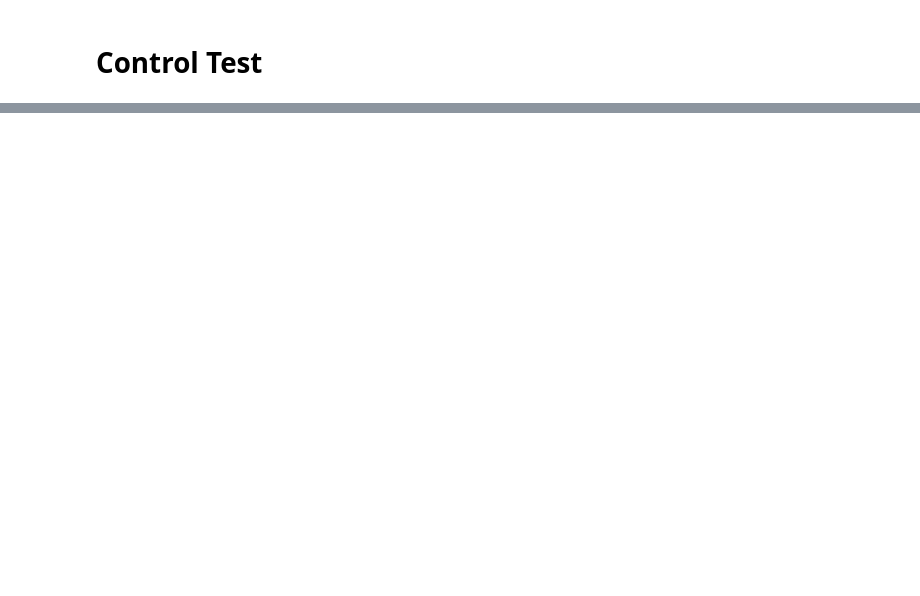
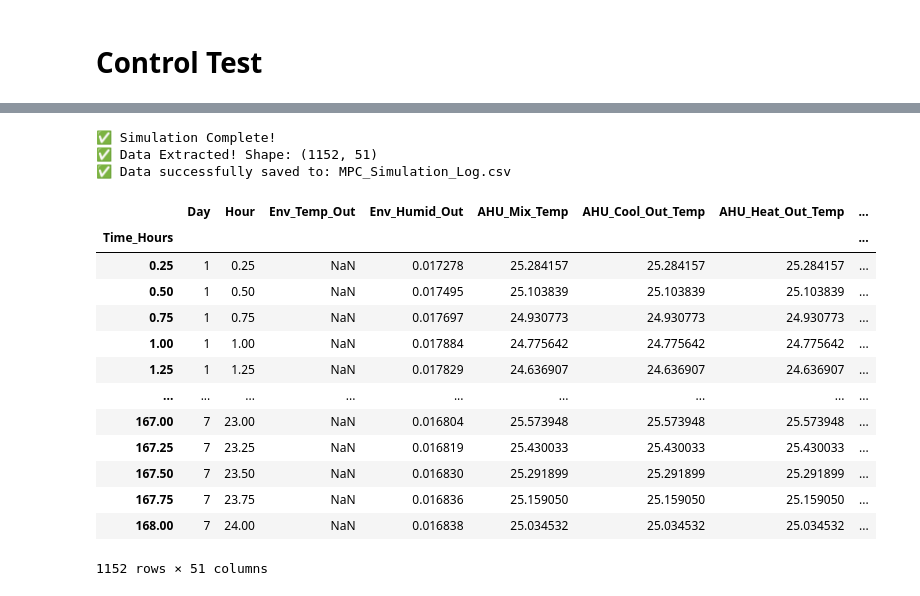
Before and after one commit to janithcyapa/DHCA-Framework, a Jupyter notebook: Control Test.ipynb, the cells around one changed output, grey strips where cells are left out. Saved outputs shown, nothing was run; the diff lists cells and outputs as text; code cells hidden in the pictures; blank space fills up the shorter version.

```diff
--- a/Control Test.ipynb
+++ b/Control Test.ipynb
@@ -186,0 +328,24 @@ if res == 0:
+# %%
+# @title Run Simulation
+
+sim.set_simulation_params(
+    start=(1, 1),
+    end=(1, 7),
+    timestep_per_hour = 4, # 4 (every 15 minutes) or 6 (every 10 minutes).
+    start_day_of_week="Monday",
+)
+
+print("Starting EnergyPlus Simulation...")
+res = sim.run_annual()
+
+if(res == 0):
+    print("Simulation Complete!")
+
+if(res == 1):
+    err_path = Path(OUT_DIR) / "eplusout.err"
+    if err_path.exists():
+        print("--- EnergyPlus Error Log ---")
+        with open(err_path, 'r') as f:
+            print(f.read()[-4000:])
+    else:
+        print(f"Could not find the error file at: {err_path}")
@@ -186,0 +360,39 @@ if res == 0:
+# %%
+# 2. Extract and format the data
+if hasattr(sim, 'sim_log_data') and len(sim.sim_log_data) > 0:
+    df_log = pd.DataFrame(sim.sim_log_data)
+
+    # Create a continuous time axis for easy plotting
+    df_log['Time_Hours'] = (df_log['Day'] - df_log['Day'].iloc[0]) * 24 + df_log['Hour']
+    df_log.set_index('Time_Hours', inplace=True)
+
+    # 3. Save to CSV
+    csv_filename = "MPC_Simulation_Log.csv"
+    df_log.to_csv(csv_filename)
+
+    print(f"\n✅ Simulation Complete!")
+    print(f"✅ Data Extracted! Shape: {df_log.shape}")
+    print(f"✅ Data successfully saved to: {csv_filename}")
+
+    # Display the first few rows
+    display(df_log)
+else:
+    print("No log data found. The simulation may not have run correctly.")
+# %% [output]
+✅ Simulation Complete!
+✅ Data Extracted! Shape: (1152, 51)
+✅ Data successfully saved to: MPC_Simulation_Log.csv
+|  | Day | Hour | Env_Temp_Out | Env_Humid_Out | AHU_Mix_Temp | AHU_Cool_Out_Temp | AHU_Heat_Out_Temp | ... |
+| Time_Hours |  |  |  |  |  |  |  | ... |
+| 0.25 | 1 | 0.25 | NaN | 0.017278 | 25.284157 | 25.284157 | 25.284157 | ... |
+| 0.50 | 1 | 0.50 | NaN | 0.017495 | 25.103839 | 25.103839 | 25.103839 | ... |
+| 0.75 | 1 | 0.75 | NaN | 0.017697 | 24.930773 | 24.930773 | 24.930773 | ... |
+| 1.00 | 1 | 1.00 | NaN | 0.017884 | 24.775642 | 24.775642 | 24.775642 | ... |
+| 1.25 | 1 | 1.25 | NaN | 0.017829 | 24.636907 | 24.636907 | 24.636907 | ... |
+| ... | ... | ... | ... | ... | ... | ... | ... | ... |
+| 167.00 | 7 | 23.00 | NaN | 0.016804 | 25.573948 | 25.573948 | 25.573948 | ... |
+| 167.25 | 7 | 23.25 | NaN | 0.016819 | 25.430033 | 25.430033 | 25.430033 | ... |
+| 167.50 | 7 | 23.50 | NaN | 0.016830 | 25.291899 | 25.291899 | 25.291899 | ... |
+| 167.75 | 7 | 23.75 | NaN | 0.016836 | 25.159050 | 25.159050 | 25.159050 | ... |
+| 168.00 | 7 | 24.00 | NaN | 0.016838 | 25.034532 | 25.034532 | 25.034532 | ... |
+1152 rows × 51 columns
```
Also changed, not shown: parts of 9 cells of this notebook.
